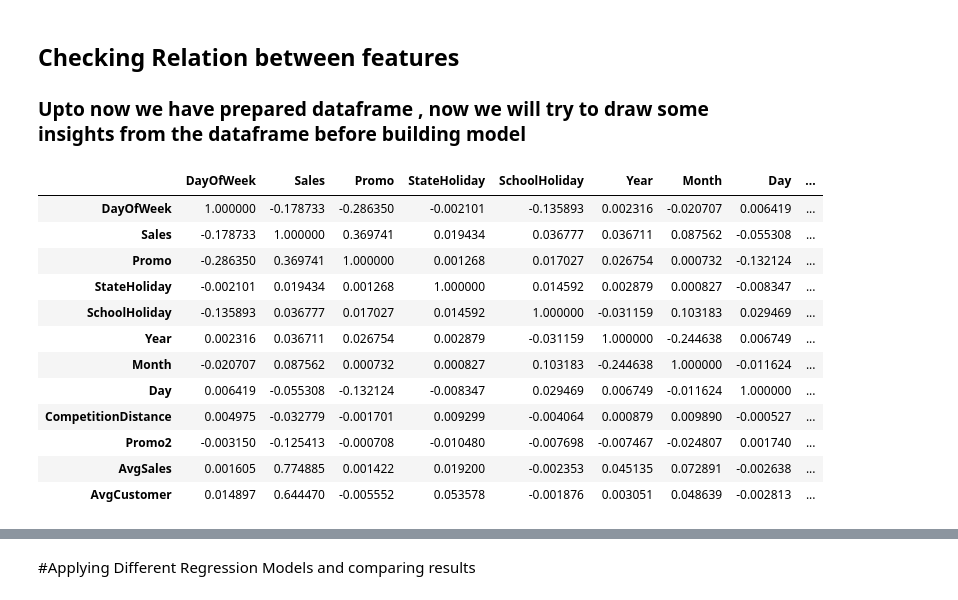
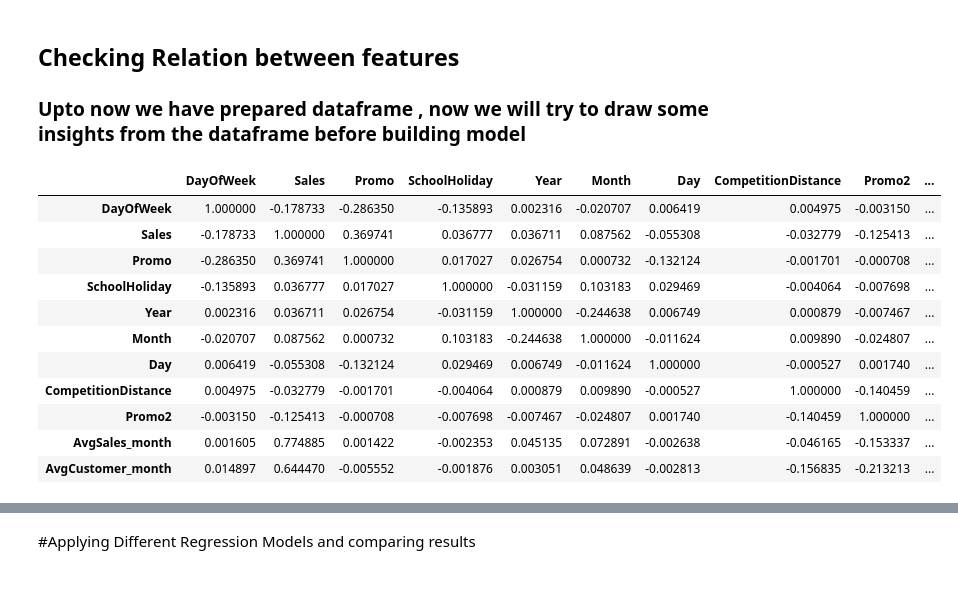
Before and after one commit to Rajashekar-Anumalla/RossmannRetailSales_RegressionAnalysis, a Jupyter notebook: Rossmann_Sales_Prediction_Capstone_Project.ipynb, the cells around one changed output, grey strips where cells are left out. Cells and saved outputs as stored; diff of their text form; code cells hidden in the pictures.

```diff
--- a/Rossmann_Sales_Prediction_Capstone_Project.ipynb
+++ b/Rossmann_Sales_Prediction_Capstone_Project.ipynb
@@ -320,7 +320,7 @@ memory usage: 96.6+ MB
 ## here we writing code to get the data of average sales per month
 
 sales_mon = datanew[['Year','Month','Store','Sales']].groupby(['Year','Month','Store']).mean()
-sales_mon = sales_mon.rename(columns={'Sales':'AvgSales'})
+sales_mon = sales_mon.rename(columns={'Sales':'AvgSales_month'})
 sales_mon.reset_index(inplace=True)
 # %%
 # creating keys so that we can merge two dataframe
@@ -345,7 +345,7 @@ data_new.head()
 ## Here we writing a code to get monthly average customer at each store
 
 cust = data_new[['Year','Month','Store','Customers']].groupby(['Year','Month','Store']).mean()
-cust = cust.rename(columns={'Customers':'AvgCustomer'})
+cust = cust.rename(columns={'Customers':'AvgCustomer_month'})
 cust.reset_index(inplace=True)
 
 # data1.columns
@@ -376,3 +382,3 @@ data_1['StateHoliday'] = data_1.StateHoliday.map({'0':0, 'a':1 ,'b' : 1,'c': 1})
 # %%
 # dropping extra columns
-data_1 = data_1.drop(['cust_key','sales_key','Store'], axis=1)
+data_2 = data_1.drop(['cust_key','sales_key','Store','StateHoliday','StoreType','Assortment'], axis=1)
@@ -381,22 +408,21 @@ data_1 = data_1.drop(['cust_key','sales_key','Store'], axis=1)
 ### Upto now we have prepared dataframe , now we will try to draw some insights from the dataframe before building model
 # %%
 ## lets look at the correlation between all features
-corr = data_1.corr()
+corr = data_2.corr()
 corr
 # %% [output]
-|  | DayOfWeek | Sales | Promo | StateHoliday | SchoolHoliday | Year | Month | Day | ... |
-| DayOfWeek | 1.000000 | -0.178733 | -0.286350 | -0.002101 | -0.135893 | 0.002316 | -0.020707 | 0.006419 | ... |
-| Sales | -0.178733 | 1.000000 | 0.369741 | 0.019434 | 0.036777 | 0.036711 | 0.087562 | -0.055308 | ... |
-| Promo | -0.286350 | 0.369741 | 1.000000 | 0.001268 | 0.017027 | 0.026754 | 0.000732 | -0.132124 | ... |
-| StateHoliday | -0.002101 | 0.019434 | 0.001268 | 1.000000 | 0.014592 | 0.002879 | 0.000827 | -0.008347 | ... |
-| SchoolHoliday | -0.135893 | 0.036777 | 0.017027 | 0.014592 | 1.000000 | -0.031159 | 0.103183 | 0.029469 | ... |
-| Year | 0.002316 | 0.036711 | 0.026754 | 0.002879 | -0.031159 | 1.000000 | -0.244638 | 0.006749 | ... |
-| Month | -0.020707 | 0.087562 | 0.000732 | 0.000827 | 0.103183 | -0.244638 | 1.000000 | -0.011624 | ... |
-| Day | 0.006419 | -0.055308 | -0.132124 | -0.008347 | 0.029469 | 0.006749 | -0.011624 | 1.000000 | ... |
-| CompetitionDistance | 0.004975 | -0.032779 | -0.001701 | 0.009299 | -0.004064 | 0.000879 | 0.009890 | -0.000527 | ... |
-| Promo2 | -0.003150 | -0.125413 | -0.000708 | -0.010480 | -0.007698 | -0.007467 | -0.024807 | 0.001740 | ... |
-| AvgSales | 0.001605 | 0.774885 | 0.001422 | 0.019200 | -0.002353 | 0.045135 | 0.072891 | -0.002638 | ... |
-| AvgCustomer | 0.014897 | 0.644470 | -0.005552 | 0.053578 | -0.001876 | 0.003051 | 0.048639 | -0.002813 | ... |
+|  | DayOfWeek | Sales | Promo | SchoolHoliday | Year | Month | Day | CompetitionDistance | Promo2 | ... |
+| DayOfWeek | 1.000000 | -0.178733 | -0.286350 | -0.135893 | 0.002316 | -0.020707 | 0.006419 | 0.004975 | -0.003150 | ... |
+| Sales | -0.178733 | 1.000000 | 0.369741 | 0.036777 | 0.036711 | 0.087562 | -0.055308 | -0.032779 | -0.125413 | ... |
+| Promo | -0.286350 | 0.369741 | 1.000000 | 0.017027 | 0.026754 | 0.000732 | -0.132124 | -0.001701 | -0.000708 | ... |
+| SchoolHoliday | -0.135893 | 0.036777 | 0.017027 | 1.000000 | -0.031159 | 0.103183 | 0.029469 | -0.004064 | -0.007698 | ... |
+| Year | 0.002316 | 0.036711 | 0.026754 | -0.031159 | 1.000000 | -0.244638 | 0.006749 | 0.000879 | -0.007467 | ... |
+| Month | -0.020707 | 0.087562 | 0.000732 | 0.103183 | -0.244638 | 1.000000 | -0.011624 | 0.009890 | -0.024807 | ... |
+| Day | 0.006419 | -0.055308 | -0.132124 | 0.029469 | 0.006749 | -0.011624 | 1.000000 | -0.000527 | 0.001740 | ... |
+| CompetitionDistance | 0.004975 | -0.032779 | -0.001701 | -0.004064 | 0.000879 | 0.009890 | -0.000527 | 1.000000 | -0.140459 | ... |
+| Promo2 | -0.003150 | -0.125413 | -0.000708 | -0.007698 | -0.007467 | -0.024807 | 0.001740 | -0.140459 | 1.000000 | ... |
+| AvgSales_month | 0.001605 | 0.774885 | 0.001422 | -0.002353 | 0.045135 | 0.072891 | -0.002638 | -0.046165 | -0.153337 | ... |
+| AvgCustomer_month | 0.014897 | 0.644470 | -0.005552 | -0.001876 | 0.003051 | 0.048639 | -0.002813 | -0.156835 | -0.213213 | ... |
 # %%
 ## here we will see graphical representation of correlation between features
 
```
Also changed, not shown: parts of 16 cells of this notebook.
